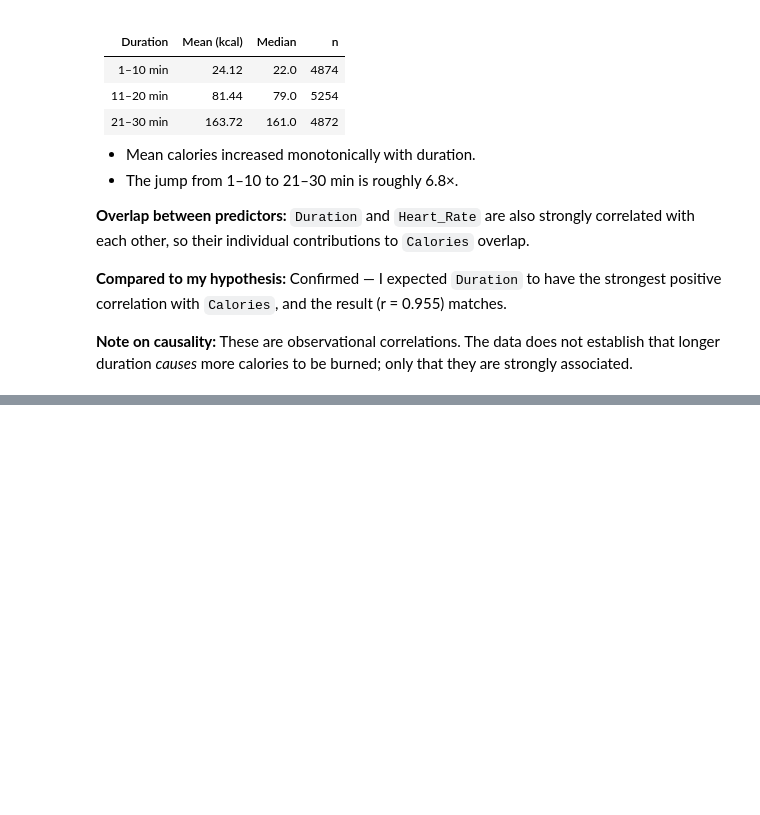
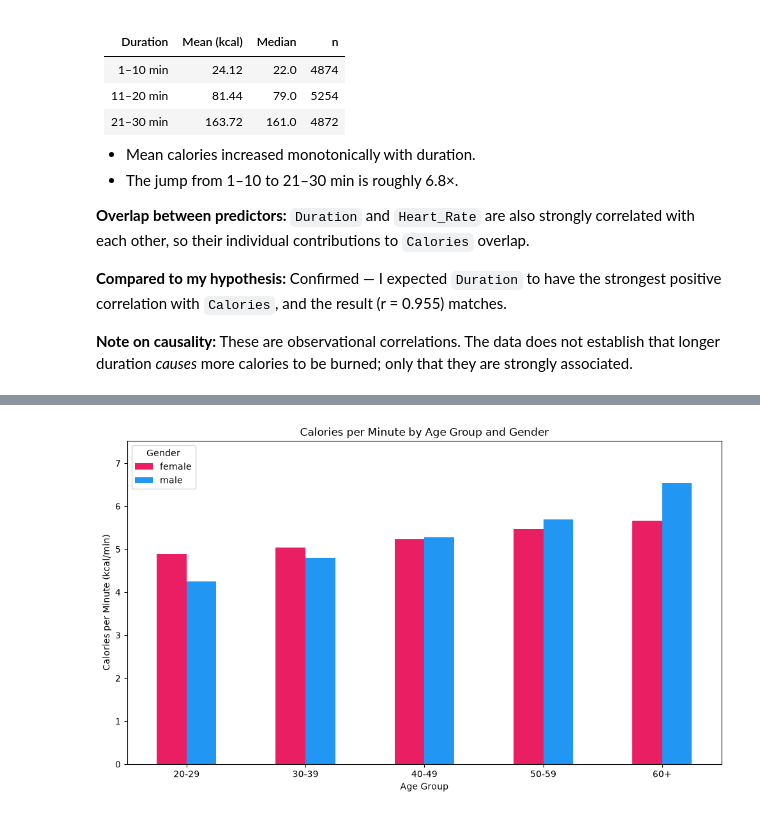
Before and after one commit to Sheyda-Fathi/fitness-calories-eda, a Jupyter notebook: notebooks/02_analysis.ipynb, the cells around one changed output, grey strips where cells are left out. Drawn from its saved outputs; the diff is of its cells as text; code cells hidden in the pictures; blank space fills up the shorter version.

Commit message:
feat: analyze duration and heart rate vs calories

```diff
--- a/notebooks/02_analysis.ipynb
+++ b/notebooks/02_analysis.ipynb
@@ -209,0 +247,9 @@ to be burned; only that they are strongly associated.
+# %%
+cpm_pivot = df.pivot_table(
+    values="Calories_per_Minute",
+    index="Age_Group",
+    columns="Gender",
+    aggfunc="mean",
+    observed=True,
+).round(3)
+cpm_pivot
@@ -209,0 +275,18 @@ to be burned; only that they are strongly associated.
+# %%
+fig, ax = plt.subplots(figsize=(10, 6))
+
+cpm_pivot.plot(kind="bar", ax=ax, color=["#E91E63", "#2196F3"])
+
+ax.set_xlabel("Age Group")
+ax.set_ylabel("Calories per Minute (kcal/min)")
+ax.set_title("Calories per Minute by Age Group and Gender")
+ax.set_ylim(0, cpm_pivot.max().max() * 1.15)
+ax.legend(title="Gender")
+ax.tick_params(axis="x", rotation=0)
+
+plt.tight_layout()
+plt.savefig("../reports/figures/q2_gender_age_cpm.png",
+            dpi=150, bbox_inches="tight")
+plt.show()
+# %% [output]
+[figure, added]
```
Also changed, not shown: parts of 5 cells of this notebook, 1 other file.
